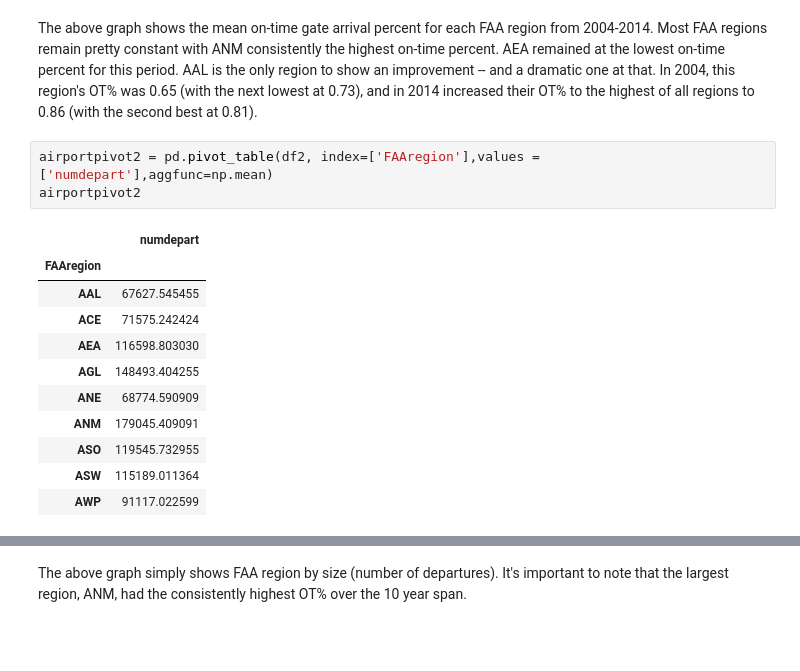
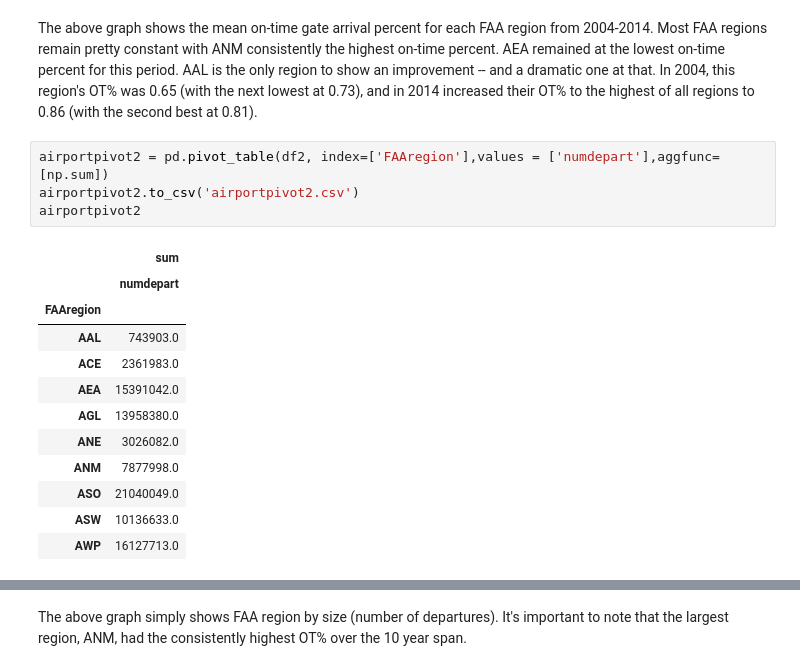
Before and after one commit to tptirrell/DSI-Projects, a Jupyter notebook: Project7.ipynb, the cells around one changed output, grey strips where cells are left out. Drawn from its saved outputs; the diff is of its cells as text; blank space fills up the shorter version.

```diff
--- a/Project7.ipynb
+++ b/Project7.ipynb
@@ -309,17 +328,19 @@ plt.ylabel('OT%')
 # %% [markdown]
 The above graph shows the mean on-time gate arrival percent for each FAA region from 2004-2014. Most FAA regions remain pretty constant with ANM consistently the highest on-time percent. AEA remained at the lowest on-time percent for this period. AAL is the only region to show an improvement -- and a dramatic one at that. In 2004, this region's OT% was 0.65 (with the next lowest at 0.73), and in 2014 increased their OT% to the highest of all regions to 0.86 (with the second best at 0.81).
 # %%
-airportpivot2 = pd.pivot_table(df2, index=['FAAregion'],values = ['numdepart'],aggfunc=np.mean)
+airportpivot2 = pd.pivot_table(df2, index=['FAAregion'],values = ['numdepart'],aggfunc=[np.sum])
+airportpivot2.to_csv('airportpivot2.csv')
 airportpivot2
 # %% [output]
+|  | sum |
 |  | numdepart |
 | FAAregion |  |
-| AAL | 67627.545455 |
-| ACE | 71575.242424 |
-| AEA | 116598.803030 |
-| AGL | 148493.404255 |
-| ANE | 68774.590909 |
-| ANM | 179045.409091 |
-| ASO | 119545.732955 |
-| ASW | 115189.011364 |
-| AWP | 91117.022599 |
+| AAL | 743903.0 |
+| ACE | 2361983.0 |
+| AEA | 15391042.0 |
+| AGL | 13958380.0 |
+| ANE | 3026082.0 |
+| ANM | 7877998.0 |
+| ASO | 21040049.0 |
+| ASW | 10136633.0 |
+| AWP | 16127713.0 |
```
Also changed, not shown: parts of 43 cells of this notebook.
